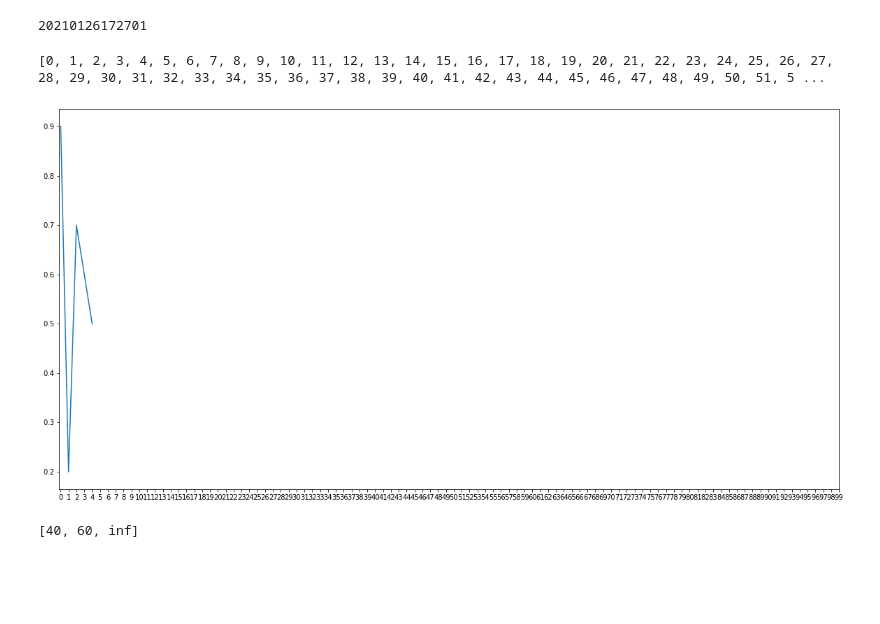
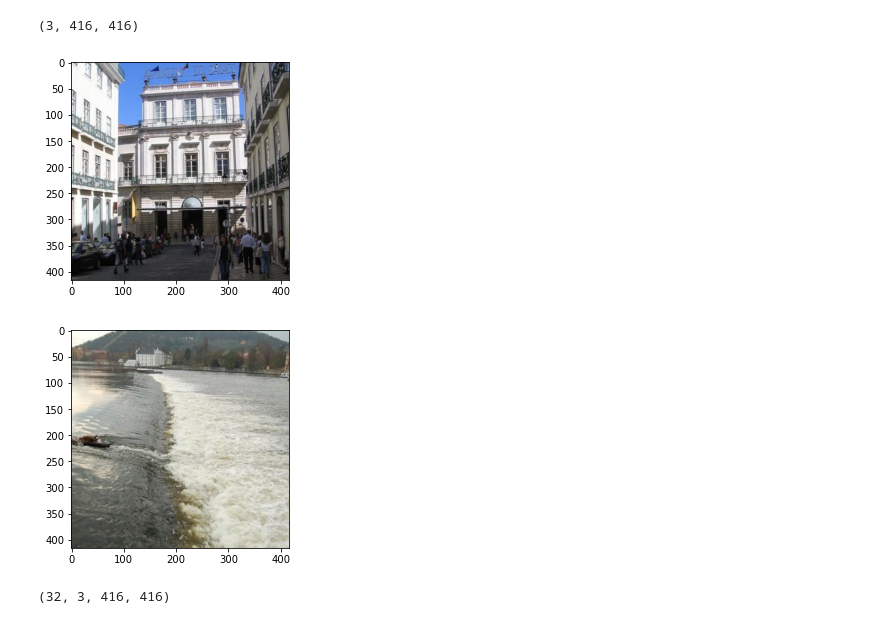
Before and after one commit to seungtaek94/mxnet, a Jupyter notebook: scratch/Untitled.ipynb, the cells around one changed output. Drawn from its saved outputs; the diff is of its cells as text; code cells hidden in the pictures; blank space fills up the shorter version.

```diff
--- a/scratch/Untitled.ipynb
+++ b/scratch/Untitled.ipynb
@@ -1,35 +1,30 @@
-# %%
-import time
-
-
-now = time.localtime()
-now = f'{now.tm_year}{now.tm_mon:0>2}{now.tm_mday:0>2}{now.tm_hour:0>2}{now.tm_min:0>2}{now.tm_sec:0>2}'
-
-print(now)
-# %% [output]
-20210126172701
-# %%
-import matplotlib.pyplot as plt
-
-data = [0.9, 0.2, 0.7, 0.6, 0.5]
-x = [i for i in range(100)]
-
-print(x)
-
-
-plt.figure(figsize=(20, 10))
-plt.plot(data)
-plt.xticks(x)
-#plt.xlim([0, 20])
-plt.show()
-# %% [output]
-[0, 1, 2, 3, 4, 5, 6, 7, 8, 9, 10, 11, 12, 13, 14, 15, 16, 17, 18, 19, 20, 21, 22, 23, 24, 25, 26, 27, 28, 29, 30, 31, 32, 33, 34, 35, 36, 37, 38, 39, 40, 41, 42, 43, 44, 45, 46, 47, 48, 49, 50, 51, 5 ...
-[figure, removed]
-# %%
-import numpy as np
-str_lr_decay = '40, 60'
-
-lr_decay_epoch = [int(i) for i in str_lr_decay.split(',')] + [np.inf]
-print(lr_decay_epoch)
-# %% [output]
-[40, 60, inf]
+# %%
+import os
+from mxnet import nd
+from mxnet.io import ImageRecordIter
+from gluoncv.utils import viz
+
+rec_path = os.path.expanduser('~/.mxnet/datasets/ITW_rec/')
+
+train_data = ImageRecordIter(
+    path_imgrec = os.path.join(rec_path, 'test.rec'),
+    path_imgidx = os.path.join(rec_path, 'test.idx'),
+    data_shape  = (3, 416, 416),
+    batch_size  = 32,
+    shuffle     = True
+)
+# %%
+for batch in train_data:
+    print(batch.data[0][31].shape)
+    viz.plot_image(nd.transpose(batch.data[0][31], (1, 2, 0)))
+    viz.plot_image(nd.transpose(batch.data[0][21], (1, 2, 0)))
+    break
+# %% [output]
+(3, 416, 416)
+[figure, added]
+[figure, added]
+# %%
+data = batch.data[0]
+print(data.shape)
+# %% [output]
+(32, 3, 416, 416)
```
Also changed, not shown: parts of 1 cell of this notebook, 13 other files.
